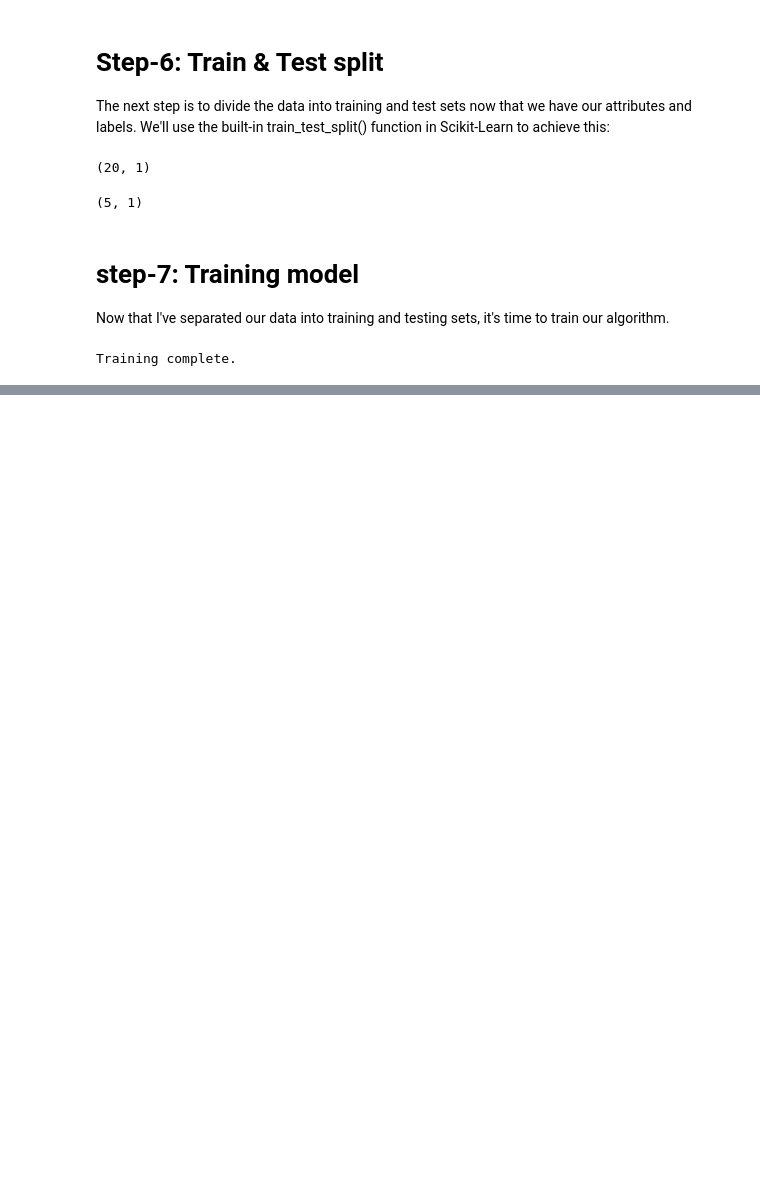
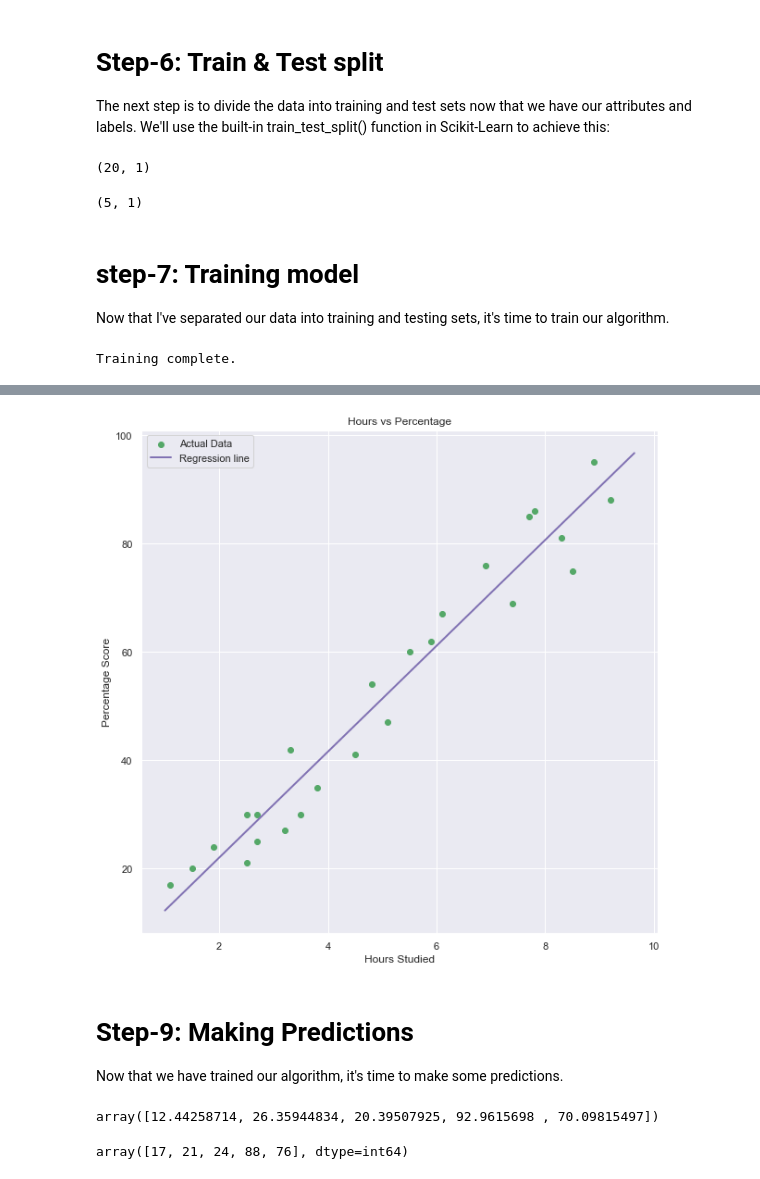
Before and after one commit to Rasel-25/ML, a Jupyter notebook: Classification/GRIP_Task/Study_Hours.ipynb, the cells around one changed output, grey strips where cells are left out. Drawn from its saved outputs; the diff is of its cells as text; code cells hidden in the pictures; blank space fills up the shorter version.

```diff
--- a/Classification/GRIP_Task/Study_Hours.ipynb
+++ b/Classification/GRIP_Task/Study_Hours.ipynb
@@ -178,0 +220,3 @@ Training complete.
+# %%
+Model=LinearRegression()
+Model.fit(feature, target)
@@ -178,0 +225,6 @@ Training complete.
+# %%
+# Plotting the regression line
+dummy_feature=np.linspace(1,10,25,endpoint=False).reshape(-1,1) # creating dummy_feature
+dummy_feature
+ypred=Model.predict(dummy_feature)  # predict dummy_feature
+ypred
@@ -178,0 +249,26 @@ Training complete.
+# %%
+plt.figure(figsize=(10,10))
+plt.scatter(feature,target, label='Actual Data',color='g')
+plt.plot(dummy_feature.ravel(), ypred.ravel(), label='Regression line',color='m',linewidth=2)
+plt.xlabel('Hours Studied')
+plt.ylabel('Percentage Score')
+plt.title('Hours vs Percentage')
+plt.legend()
+plt.grid()
+plt.show()
+# %% [output]
+[figure, added]
+# %% [markdown]
+# Step-9: Making Predictions
+Now that we have trained our algorithm, it's time to make some predictions.
+# %%
+Y_pred = regressor.predict(Xtest) # Predicting the scores
+Pred=Y_pred.ravel() # converting 2D to 1D array
+Pred
+# %% [output]
+array([12.44258714, 26.35944834, 20.39507925, 92.9615698 , 70.09815497])
+# %%
+Actual=Ytest.values.ravel() # converting 2D to 1D array
+Actual
+# %% [output]
+array([17, 21, 24, 88, 76], dtype=int64)
```
Also changed, not shown: parts of 18 cells of this notebook, 1 other file.
